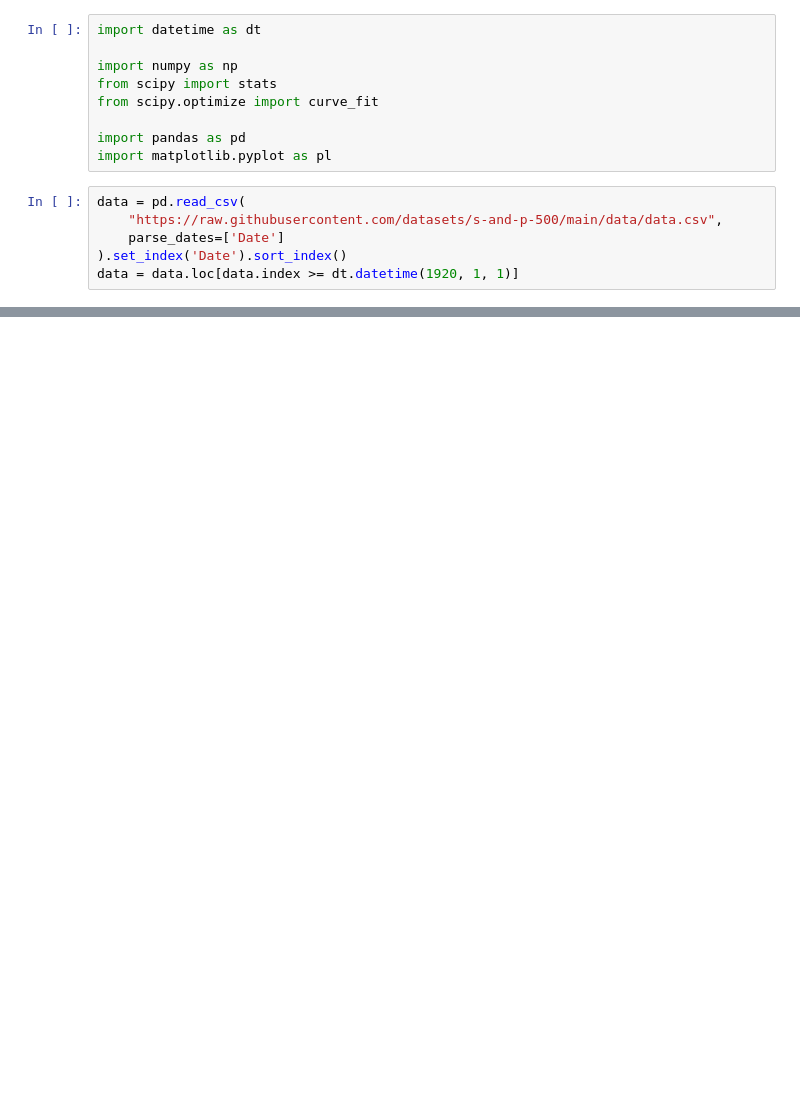
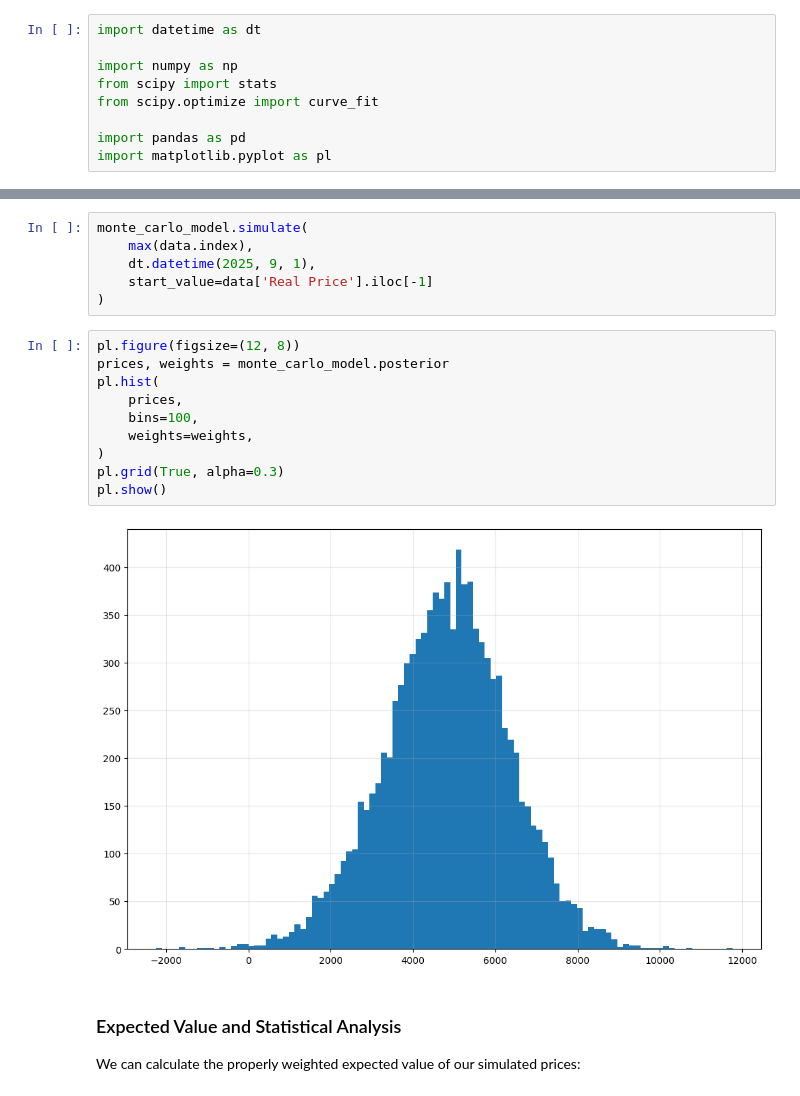
Before and after one commit to michal-racko/pycon_pl_2025, a Jupyter notebook: 002-snp500-price.ipynb, the cells around one changed output, grey strips where cells are left out. Saved outputs shown, nothing was run; the diff lists cells and outputs as text; blank space fills up the shorter version.

```diff
--- a/002-snp500-price.ipynb
+++ b/002-snp500-price.ipynb
@@ -7,9 +65,3 @@ from scipy.optimize import curve_fit
 
 import pandas as pd
 import matplotlib.pyplot as pl
-# %%
-data = pd.read_csv(
-    "https://raw.githubusercontent.com/datasets/s-and-p-500/main/data/data.csv",
-    parse_dates=['Date']
-).set_index('Date').sort_index()
-data = data.loc[data.index >= dt.datetime(1920, 1, 1)]
@@ -215,0 +767,22 @@ pl.show()
+# %%
+monte_carlo_model.simulate(
+    max(data.index),
+    dt.datetime(2025, 9, 1),
+    start_value=data['Real Price'].iloc[-1]
+)
+# %%
+pl.figure(figsize=(12, 8))
+prices, weights = monte_carlo_model.posterior
+pl.hist(
+    prices,
+    bins=100,
+    weights=weights,
+)
+pl.grid(True, alpha=0.3)
+pl.show()
+# %% [output]
+[figure, added]
+# %% [markdown]
+### Expected Value and Statistical Analysis
+
+We can calculate the properly weighted expected value of our simulated prices:
```
Also changed, not shown: parts of 36 cells of this notebook, 5 other files.
